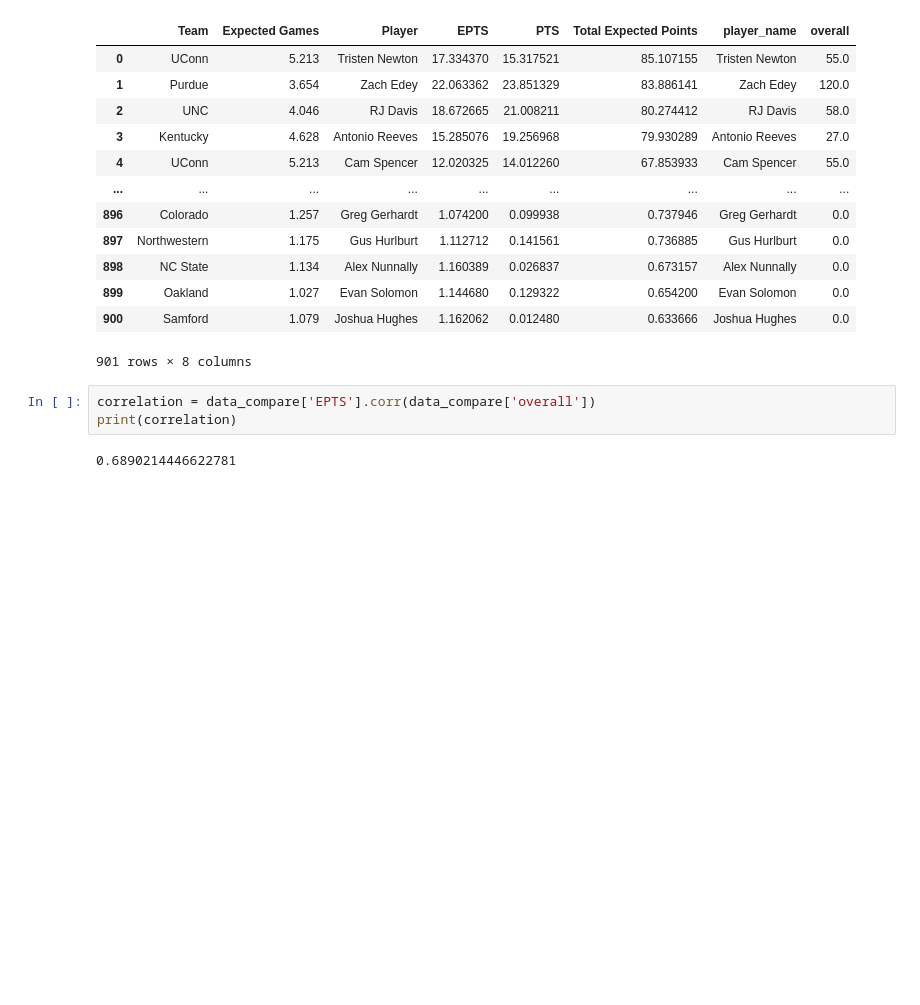
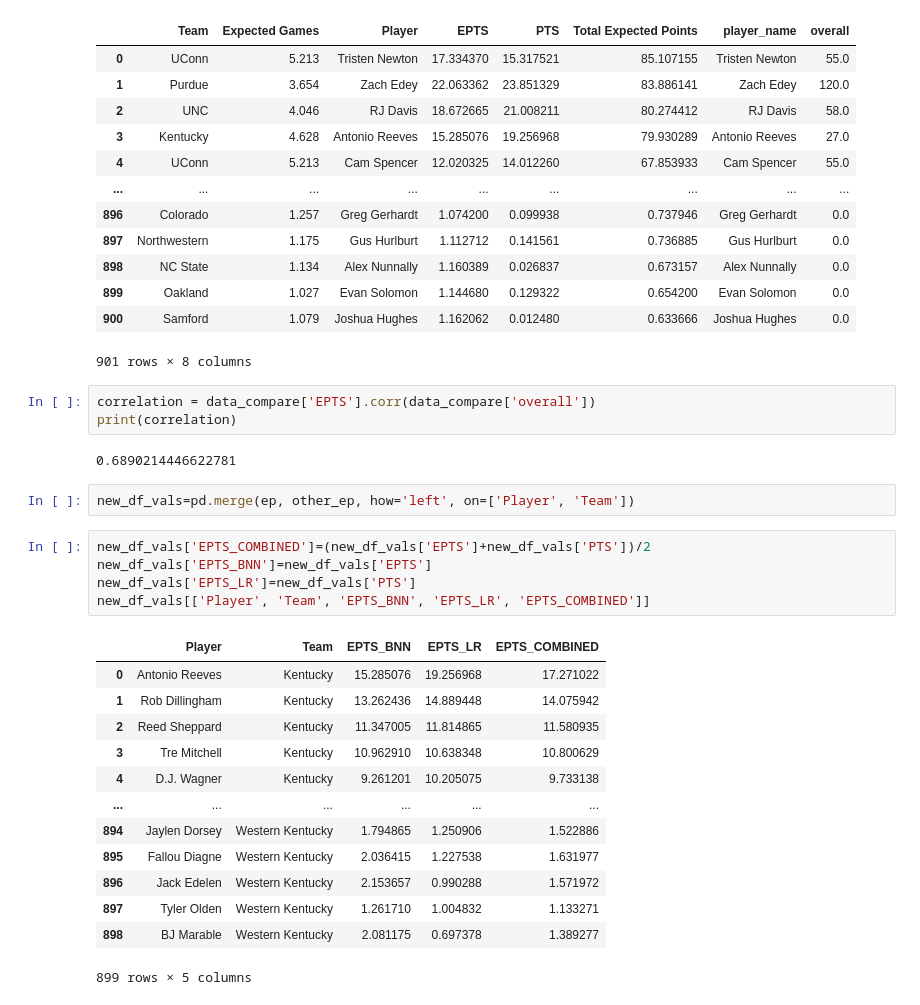
Before and after one commit to hinayatali9/STA365_Proj, a Jupyter notebook: Presentation_Notebook.ipynb, the cells around one changed output. Cells and saved outputs as stored; diff of their text form; blank space fills up the shorter version.

```diff
--- a/Presentation_Notebook.ipynb
+++ b/Presentation_Notebook.ipynb
@@ -598,3 +628,24 @@ correlation = data_compare['EPTS'].corr(data_compare['overall'])
 print(correlation)
 # %% [output]
 0.6890214446622781
+# %%
+new_df_vals=pd.merge(ep, other_ep, how='left', on=['Player', 'Team'])
+# %%
+new_df_vals['EPTS_COMBINED']=(new_df_vals['EPTS']+new_df_vals['PTS'])/2
+new_df_vals['EPTS_BNN']=new_df_vals['EPTS']
+new_df_vals['EPTS_LR']=new_df_vals['PTS']
+new_df_vals[['Player', 'Team', 'EPTS_BNN', 'EPTS_LR', 'EPTS_COMBINED']]
+# %% [output]
+|  | Player | Team | EPTS_BNN | EPTS_LR | EPTS_COMBINED |
+| 0 | Antonio Reeves | Kentucky | 15.285076 | 19.256968 | 17.271022 |
+| 1 | Rob Dillingham | Kentucky | 13.262436 | 14.889448 | 14.075942 |
+| 2 | Reed Sheppard | Kentucky | 11.347005 | 11.814865 | 11.580935 |
+| 3 | Tre Mitchell | Kentucky | 10.962910 | 10.638348 | 10.800629 |
+| 4 | D.J. Wagner | Kentucky | 9.261201 | 10.205075 | 9.733138 |
+| ... | ... | ... | ... | ... | ... |
+| 894 | Jaylen Dorsey | Western Kentucky | 1.794865 | 1.250906 | 1.522886 |
+| 895 | Fallou Diagne | Western Kentucky | 2.036415 | 1.227538 | 1.631977 |
+| 896 | Jack Edelen | Western Kentucky | 2.153657 | 0.990288 | 1.571972 |
+| 897 | Tyler Olden | Western Kentucky | 1.261710 | 1.004832 | 1.133271 |
+| 898 | BJ Marable | Western Kentucky | 2.081175 | 0.697378 | 1.389277 |
+899 rows × 5 columns
```
Also changed, not shown: parts of 4 cells of this notebook.
